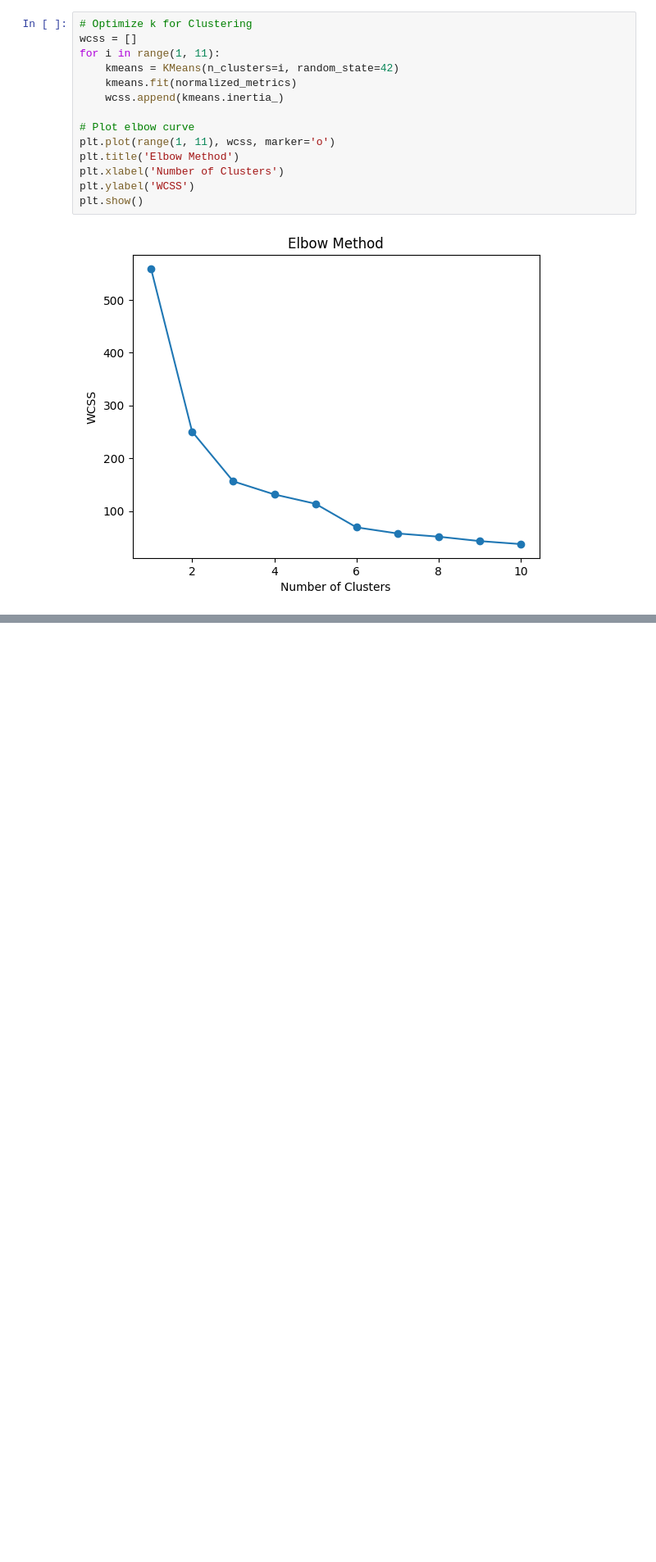
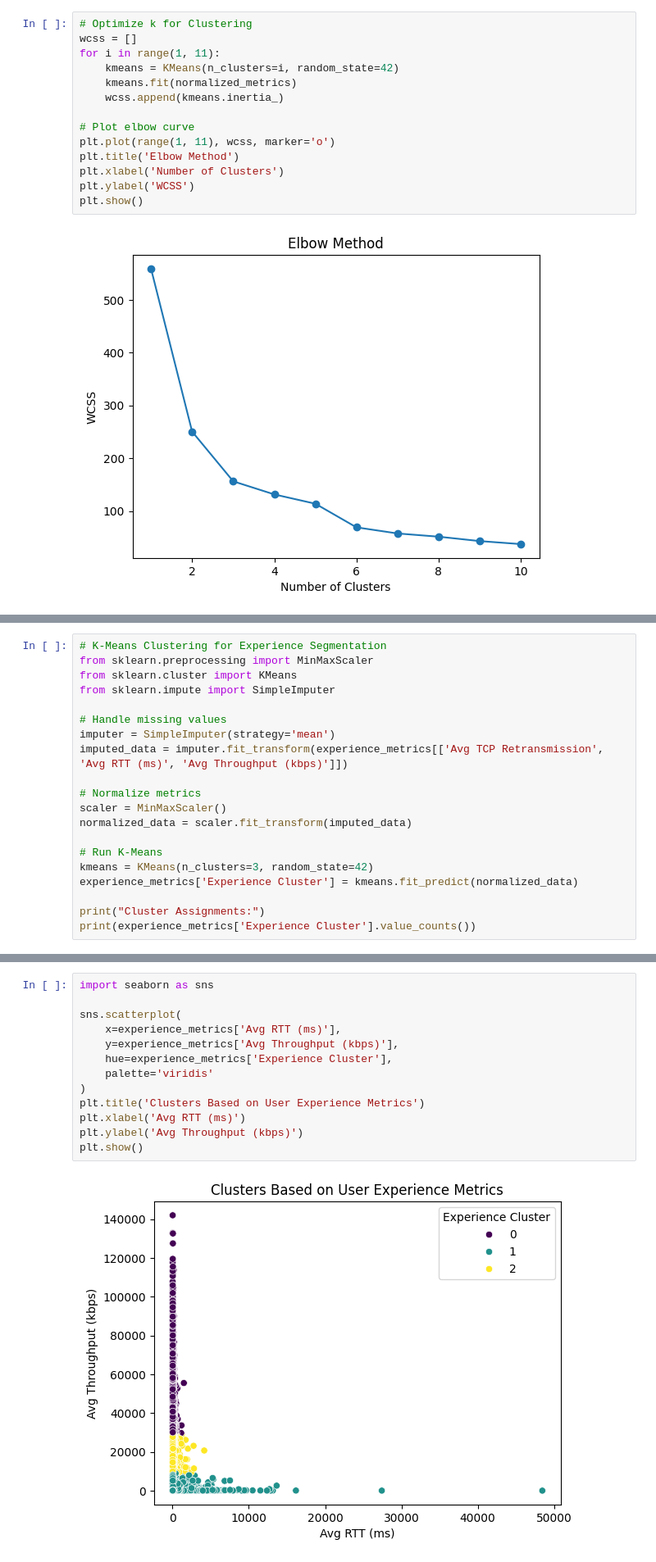
Before and after one commit to tesfaymebre/TellCo-Customer-Segmentation-and-Profitability, a Jupyter notebook: notebooks/tellco_customer.ipynb, the cells around one changed output, grey strips where cells are left out. Shown at 82% size. Drawn from its saved outputs; the diff is of its cells as text; blank space fills up the shorter version.

```diff
--- a/notebooks/tellco_customer.ipynb
+++ b/notebooks/tellco_customer.ipynb
@@ -694,0 +837,20 @@ plt.show()
+# %%
+# K-Means Clustering for Experience Segmentation
+from sklearn.preprocessing import MinMaxScaler
+from sklearn.cluster import KMeans
+from sklearn.impute import SimpleImputer
+
+# Handle missing values
+imputer = SimpleImputer(strategy='mean')
+imputed_data = imputer.fit_transform(experience_metrics[['Avg TCP Retransmission', 'Avg RTT (ms)', 'Avg Throughput (kbps)']])
+
+# Normalize metrics
+scaler = MinMaxScaler()
+normalized_data = scaler.fit_transform(imputed_data)
+
+# Run K-Means
+kmeans = KMeans(n_clusters=3, random_state=42)
+experience_metrics['Experience Cluster'] = kmeans.fit_predict(normalized_data)
+
+print("Cluster Assignments:")
+print(experience_metrics['Experience Cluster'].value_counts())
@@ -694,0 +891,15 @@ plt.show()
+# %%
+import seaborn as sns
+
+sns.scatterplot(
+    x=experience_metrics['Avg RTT (ms)'],
+    y=experience_metrics['Avg Throughput (kbps)'],
+    hue=experience_metrics['Experience Cluster'],
+    palette='viridis'
+)
+plt.title('Clusters Based on User Experience Metrics')
+plt.xlabel('Avg RTT (ms)')
+plt.ylabel('Avg Throughput (kbps)')
+plt.show()
+# %% [output]
+[figure, added]
```
Also changed, not shown: parts of 7 cells of this notebook.
